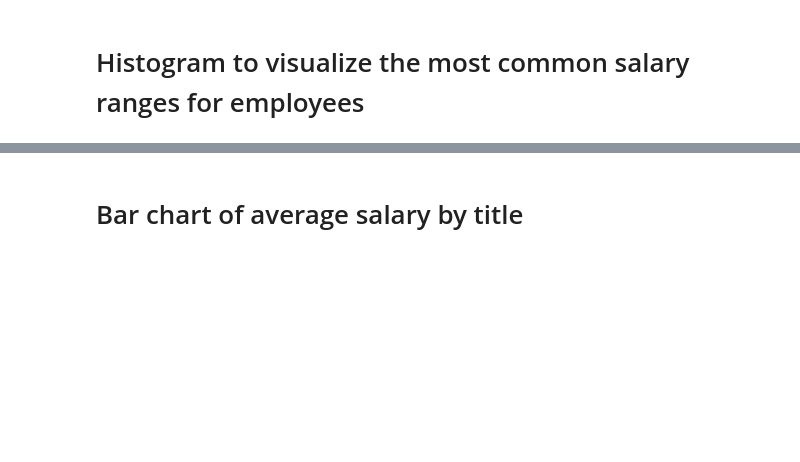
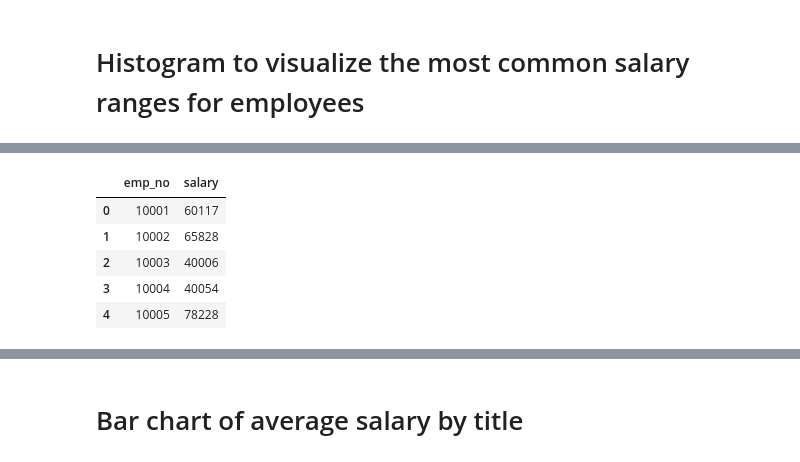
Before and after one commit to Salllym/Employee-Database-Analysis, a Jupyter notebook: EmployeeSQL/employee_db_(bonus).ipynb, the cells around one changed output, grey strips where cells are left out. Cells and saved outputs as stored; diff of their text form; code cells hidden in the pictures; blank space fills up the shorter version.

```diff
--- a/EmployeeSQL/employee_db_(bonus).ipynb
+++ b/EmployeeSQL/employee_db_(bonus).ipynb
@@ -23,6 +23,6 @@ engine = create_engine(f'postgresql://{db_user}:{db_password}@{db_host}:{db_port
 # %% [markdown]
 # Histogram to visualize the most common salary ranges for employees
 # %%
-salary = pd.read_sql_table("Salaries",engine)
+salary = pd.read_sql_table("salaries",engine)
 salary.head()
 # %% [output]
@@ -33,3 +29,9 @@ connection to server at "localhost" (::1), port 5432 failed: Connection refused
+|  | emp_no | salary |
+| 0 | 10001 | 60117 |
+| 1 | 10002 | 65828 |
+| 2 | 10003 | 40006 |
+| 3 | 10004 | 40054 |
+| 4 | 10005 | 78228 |
 # %%
 x = salary["salary"]
 x
```
Also changed, not shown: parts of 11 cells of this notebook, 1 other file.
